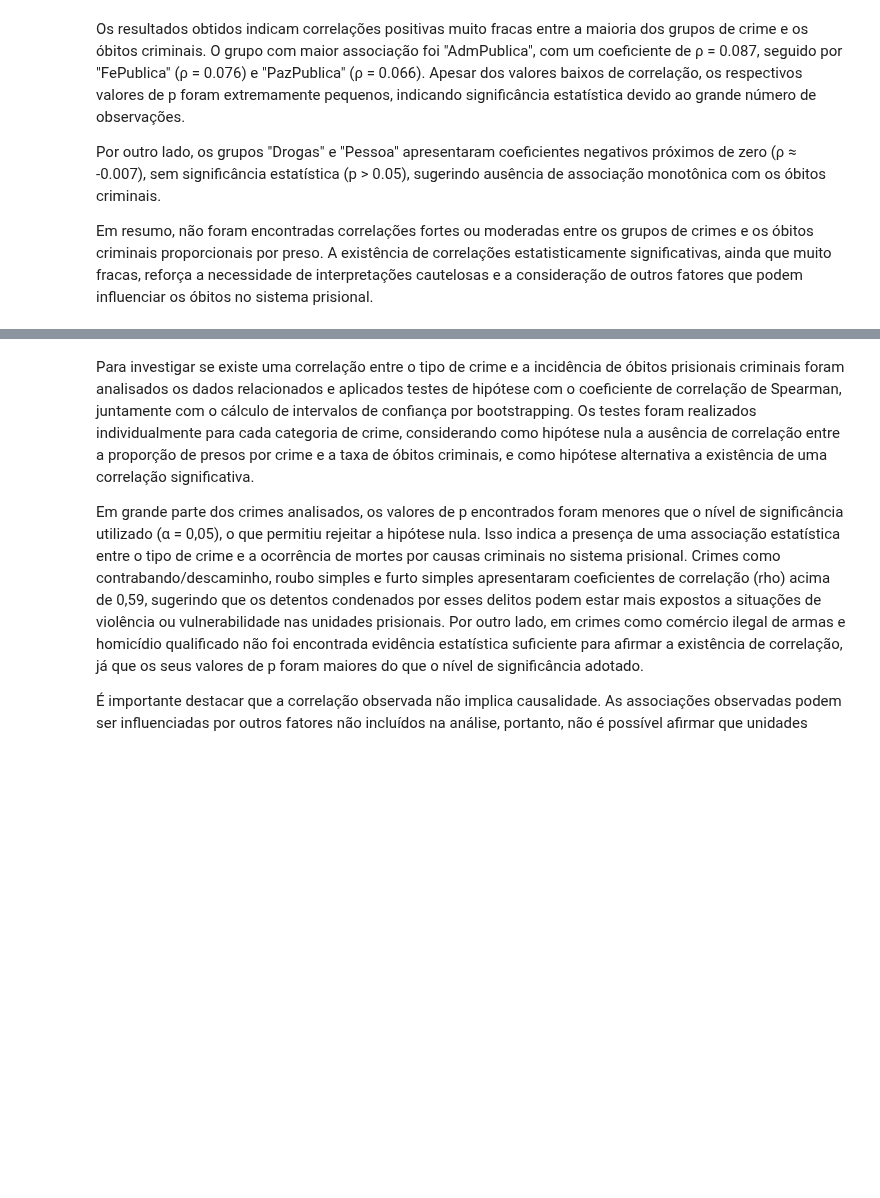
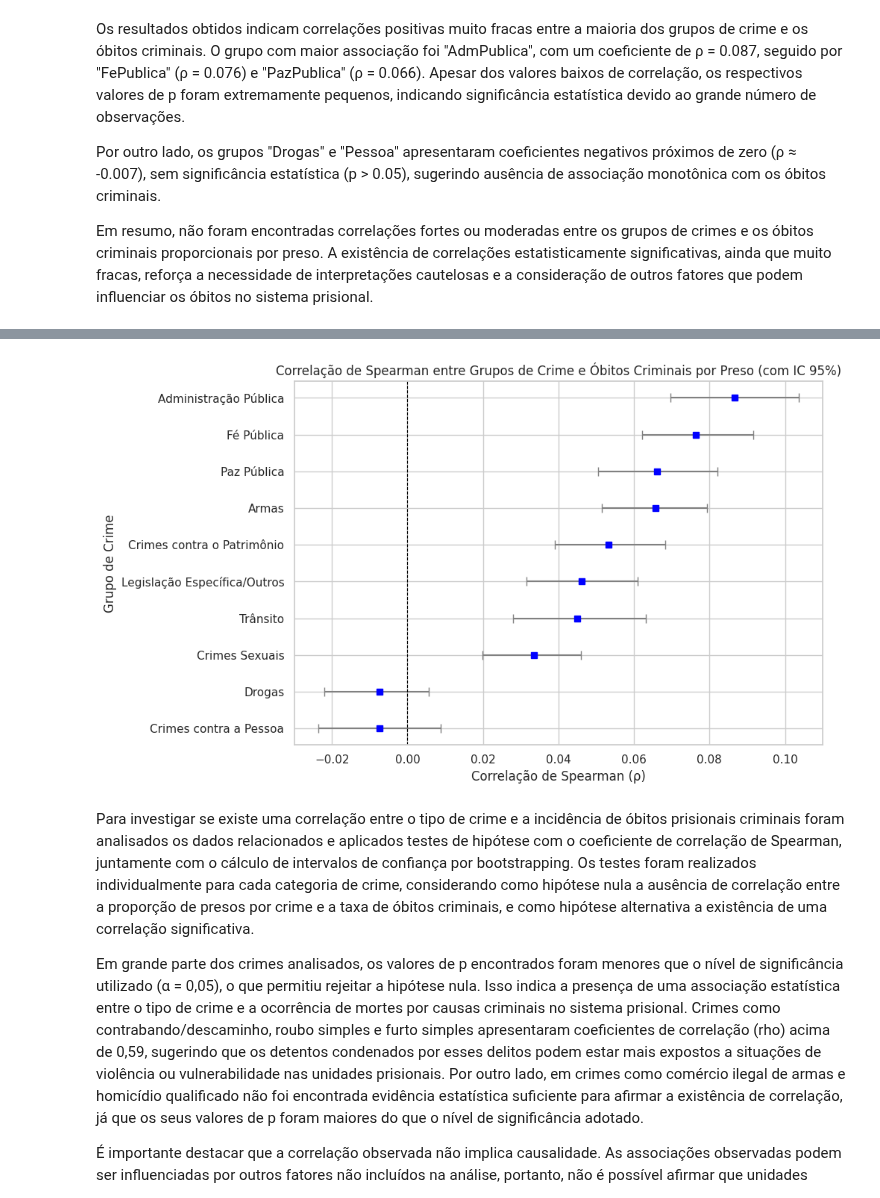
Before and after one commit to Caio-Brega/introducao-ciencia-dos-dados, a Jupyter notebook: TP_ICD.ipynb, the cells around one changed output, grey strips where cells are left out. Saved outputs shown, nothing was run; the diff lists cells and outputs as text; code cells hidden in the pictures; blank space fills up the shorter version.

```diff
--- a/TP_ICD.ipynb
+++ b/TP_ICD.ipynb
@@ -1686,3 +1705,36 @@ print(df_resultados_correlacao)
+# %%
+plt.figure(figsize=(10, 6))
+sns.set(style='whitegrid')
+
+# Ordena do menor para o maior para visualização invertida
+df_plot = df_resultados_correlacao.sort_values(by='Correlação de Spearman (ρ)', ascending=True)
+
+# Gráfico com barra de erro (erro = metade do intervalo)
+plt.errorbar(
+    x=df_plot['Correlação de Spearman (ρ)'],
+    y=df_plot['Grupo de Crime'],
+    xerr=[
+        df_plot['Correlação de Spearman (ρ)'] - df_plot['IC Inferior (95%)'],
+        df_plot['IC Superior (95%)'] - df_plot['Correlação de Spearman (ρ)']
+    ],
+    fmt='o',
+    ecolor='gray',
+    capsize=4,
+    color='blue',
+    marker='s',
+    markersize=6,
+    linestyle='None'
+)
+
+
+plt.title('Correlação de Spearman entre Grupos de Crime e Óbitos Criminais por Preso (com IC 95%)')
+plt.xlabel('Correlação de Spearman (ρ)')
+plt.ylabel('Grupo de Crime')
+plt.axvline(0, color='black', linestyle='--', linewidth=0.8)  # Linha de referência no 0
+plt.tight_layout()
+plt.show()
+# %% [output]
+[figure, added]
 # %% [markdown]
 Para investigar se existe uma correlação entre o tipo de crime e a incidência de óbitos prisionais criminais foram analisados os dados relacionados e aplicados testes de hipótese com o coeficiente de correlação de Spearman, juntamente com o cálculo de intervalos de confiança por bootstrapping. Os testes foram realizados individualmente para cada categoria de crime, considerando como hipótese nula a ausência de correlação entre a proporção de presos por crime e a taxa de óbitos criminais, e como hipótese alternativa a existência de uma correlação significativa.
 
```
Also changed, not shown: parts of 7 cells of this notebook.
